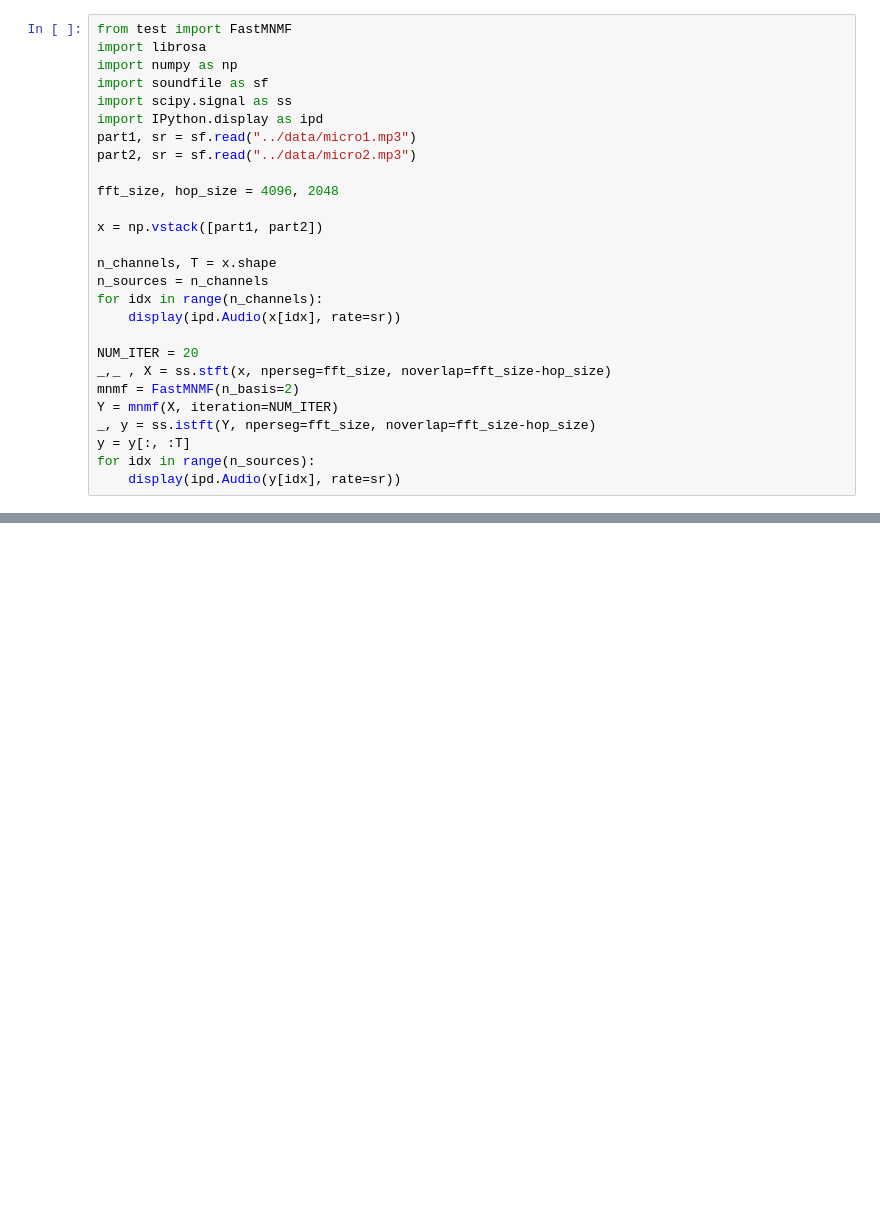
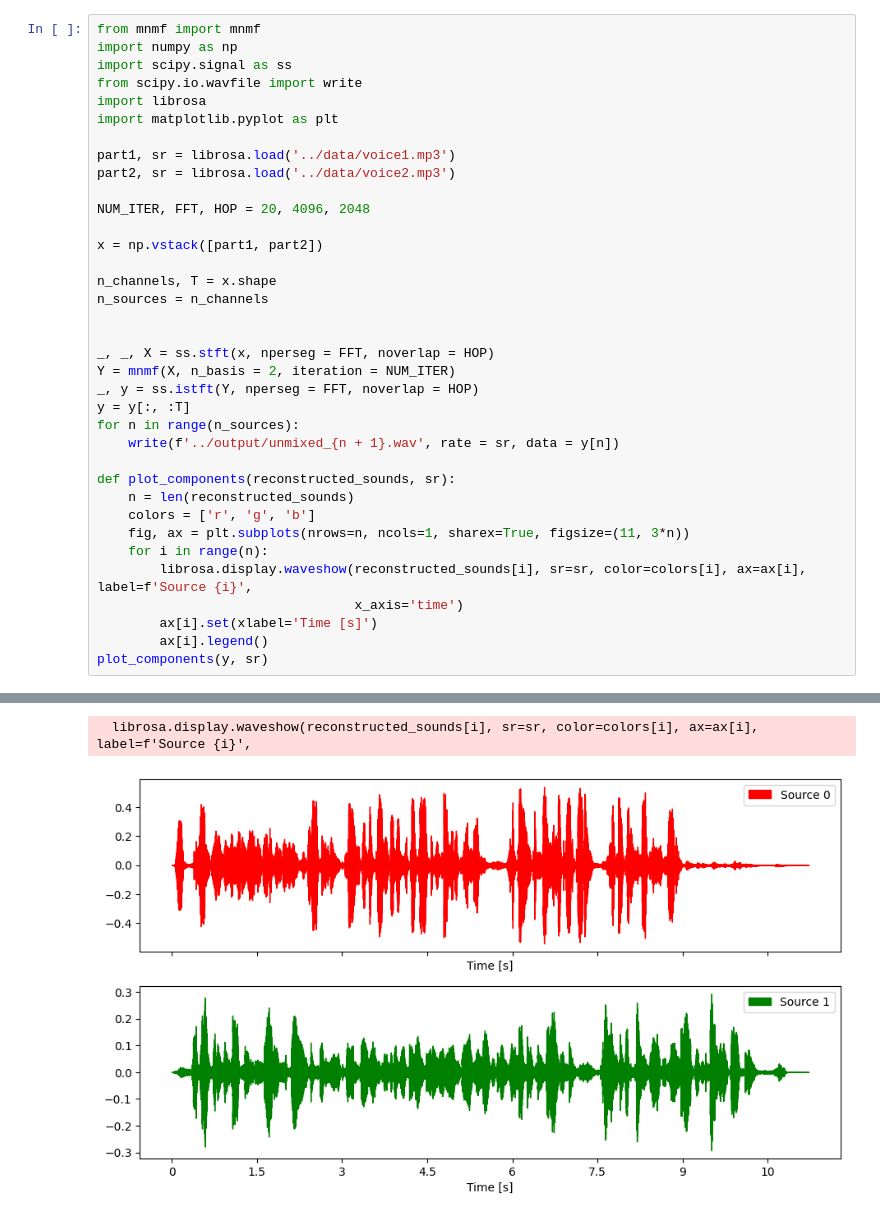
Before and after one commit to denhumen/source_separation_project, a Jupyter notebook: src/test.ipynb, the cells around one changed output, grey strips where cells are left out. Cells and saved outputs as stored; diff of their text form; blank space fills up the shorter version.

```diff
--- a/src/test.ipynb
+++ b/src/test.ipynb
@@ -1,28 +1,37 @@
 # %%
-from test import FastMNMF
+from mnmf import mnmf
+import numpy as np
+import scipy.signal as ss
+from scipy.io.wavfile import write
 import librosa
-import numpy as np
-import soundfile as sf
-import scipy.signal as ss
-import IPython.display as ipd
-part1, sr = sf.read("../data/micro1.mp3")
-part2, sr = sf.read("../data/micro2.mp3")
+import matplotlib.pyplot as plt
 
-fft_size, hop_size = 4096, 2048
+part1, sr = librosa.load('../data/voice1.mp3')
+part2, sr = librosa.load('../data/voice2.mp3')
+
+NUM_ITER, FFT, HOP = 20, 4096, 2048
 
 x = np.vstack([part1, part2])
 
 n_channels, T = x.shape
 n_sources = n_channels
-for idx in range(n_channels):
-    display(ipd.Audio(x[idx], rate=sr))
 
-NUM_ITER = 20
-_,_ , X = ss.stft(x, nperseg=fft_size, noverlap=fft_size-hop_size)
-mnmf = FastMNMF(n_basis=2)
-Y = mnmf(X, iteration=NUM_ITER)
-_, y = ss.istft(Y, nperseg=fft_size, noverlap=fft_size-hop_size)
+
+_, _, X = ss.stft(x, nperseg = FFT, noverlap = HOP)
+Y = mnmf(X, n_basis = 2, iteration = NUM_ITER)
+_, y = ss.istft(Y, nperseg = FFT, noverlap = HOP)
 y = y[:, :T]
-for idx in range(n_sources):
-    display(ipd.Audio(y[idx], rate=sr))
+for n in range(n_sources):
+    write(f'../output/unmixed_{n + 1}.wav', rate = sr, data = y[n])
+
+def plot_components(reconstructed_sounds, sr):
+    n = len(reconstructed_sounds)
+    colors = ['r', 'g', 'b']
+    fig, ax = plt.subplots(nrows=n, ncols=1, sharex=True, figsize=(11, 3*n))
+    for i in range(n):
+        librosa.display.waveshow(reconstructed_sounds[i], sr=sr, color=colors[i], ax=ax[i], label=f'Source {i}',
+                                 x_axis='time')
+        ax[i].set(xlabel='Time [s]')
+        ax[i].legend()
+plot_components(y, sr)
 # %% [output]
@@ -32,0 +38,2 @@ for idx in range(n_sources):
+  librosa.display.waveshow(reconstructed_sounds[i], sr=sr, color=colors[i], ax=ax[i], label=f'Source {i}',
+[figure, added]
```
Also changed, not shown: parts of 1 cell of this notebook, 8 other files.
